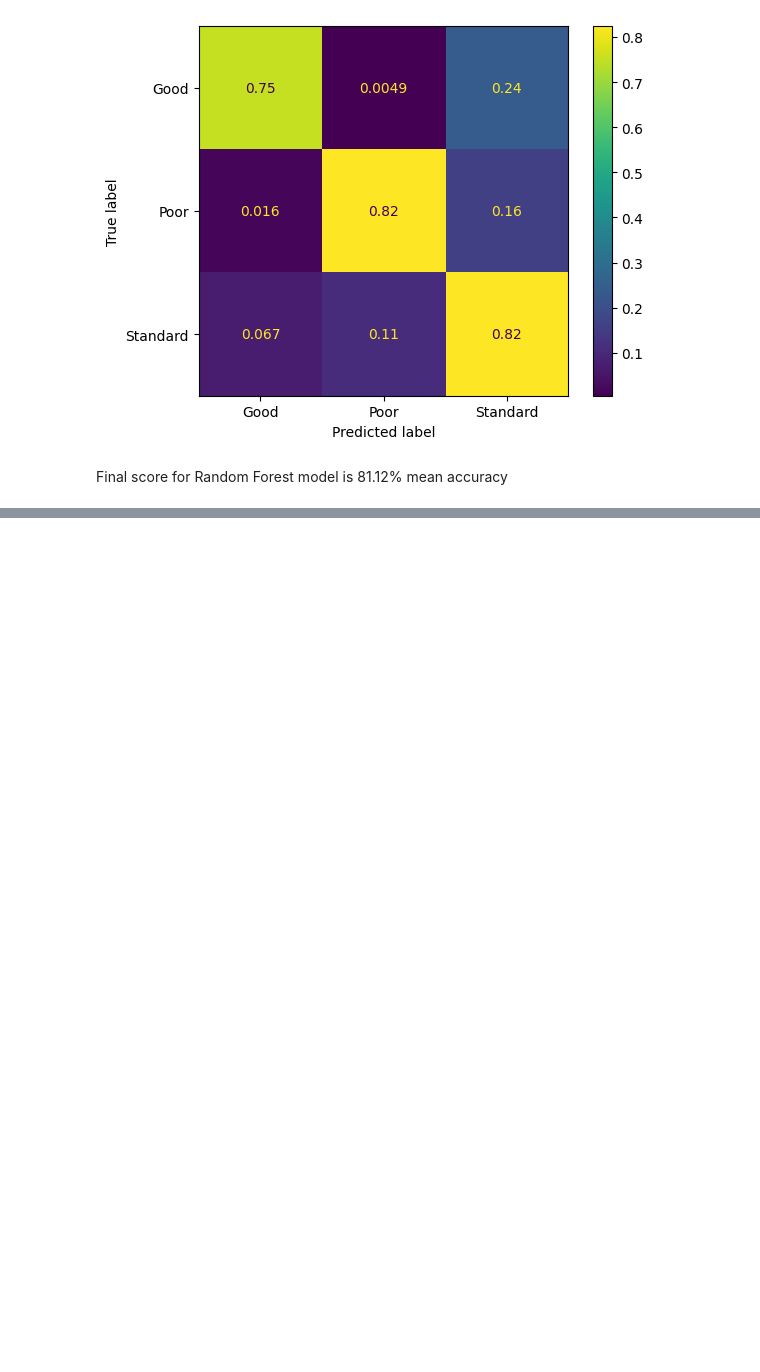
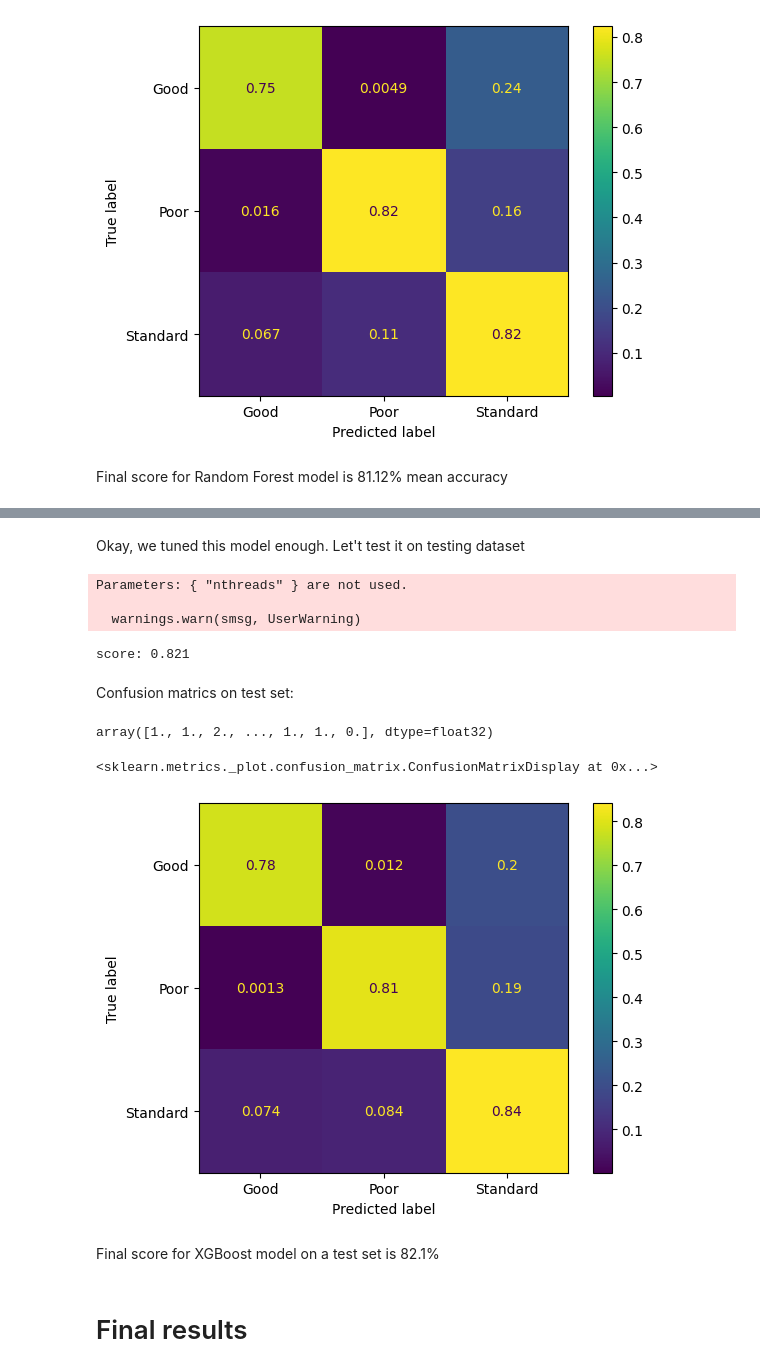
Before and after one commit to Stayermax/MLzoomcamp_midterm_project, a Jupyter notebook: dataset_eda.ipynb, the cells around one changed output, grey strips where cells are left out. Saved outputs shown, nothing was run; the diff lists cells and outputs as text; code cells hidden in the pictures; blank space fills up the shorter version.

Commit message:
models are ready

```diff
--- a/dataset_eda.ipynb
+++ b/dataset_eda.ipynb
@@ -2208,0 +2307,2 @@ Final score for Decision tree is 71.45% mean accuracy
+# %%
+max_depth = 15
@@ -2208,0 +2361,4 @@ Final score for Decision tree is 71.45% mean accuracy
+# %%
+min_child_weight = 1
+# %% [markdown]
+Okay, we tuned this model enough. Let't test it on testing dataset
@@ -2208,0 +2369,58 @@ Final score for Decision tree is 71.45% mean accuracy
+# %%
+features = list(dv.get_feature_names_out())
+dfull_train = xgb.DMatrix(
+	X_full_train,
+	label=y_full_train_maped,
+	feature_names=features
+)
+
+dtest = xgb.DMatrix(
+	X_test,
+	label=y_test_maped,
+	feature_names=features
+)
+# %%
+xgb_params = {
+    'eta': eta,
+    'max_depth': max_depth,
+    'min_child_weight': min_child_weight,
+    'num_class': 3,
+    'objective': 'multi:softmax',
+    'nthreads': 8, # number of cores
+
+    'seed': 1,
+    'verbosity': 1
+}
+model = xgb.train(
+    xgb_params,
+    dfull_train,
+    num_boost_round=200
+)
+y_pred = model.predict(dtest)
+
+score = accuracy_score(y_pred, y_test_maped)
+print(f"score: {score}")
+# %% [output]
+Parameters: { "nthreads" } are not used.
+
+  warnings.warn(smsg, UserWarning)
+score: 0.821
+# %% [markdown]
+Confusion matrics on test set:
+# %%
+y_pred
+# %% [output]
+array([1., 1., 2., ..., 1., 1., 0.], dtype=float32)
+# %%
+disp = ConfusionMatrixDisplay(
+    confusion_matrix(y_pred, y_test_maped, normalize='true'),
+    display_labels=['Good', 'Poor', 'Standard']
+)
+disp.plot()
+# %% [output]
+<sklearn.metrics._plot.confusion_matrix.ConfusionMatrixDisplay at 0x...>
+[figure, added]
+# %% [markdown]
+Final score for XGBoost model on a test set is 82.1%
+# %% [markdown]
+# Final results
```
Also changed, not shown: parts of 40 cells of this notebook.
